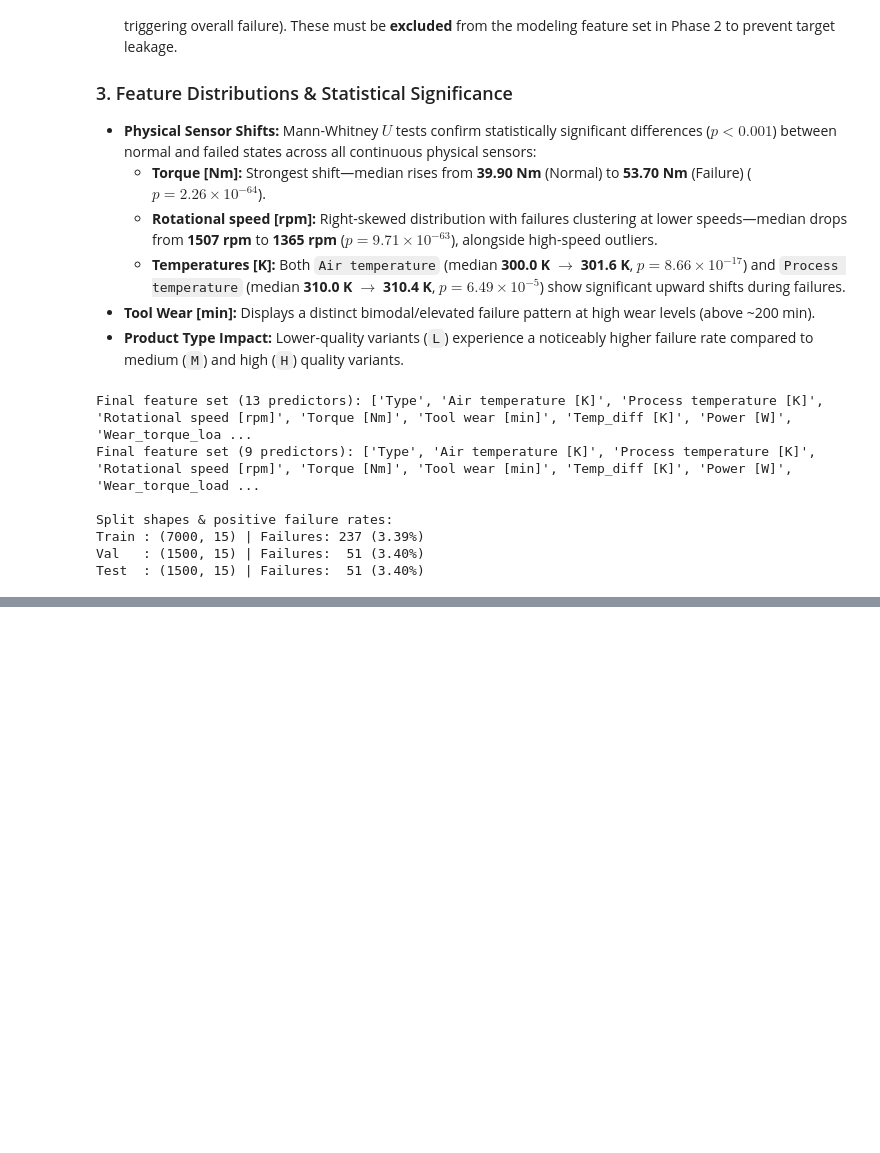
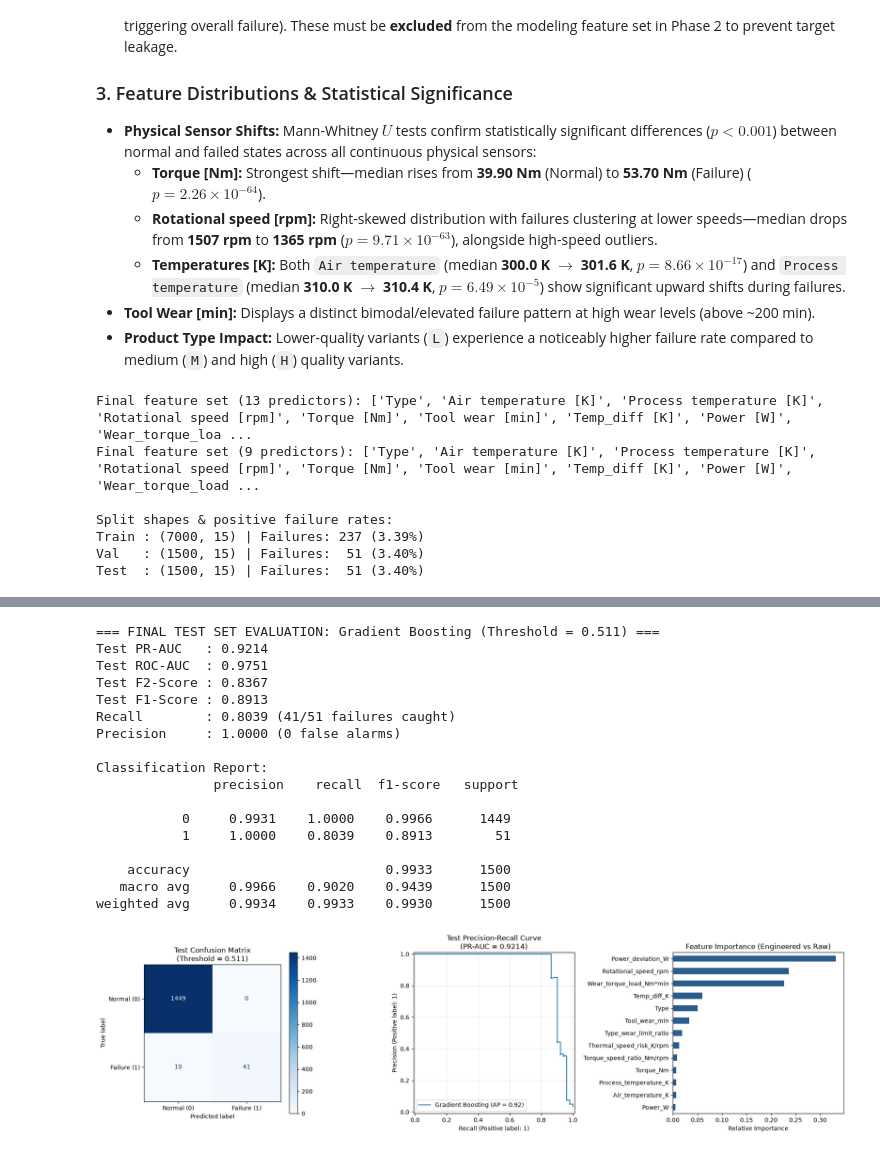
Before and after one commit to harshithkatta04-blip/predictive-maintenance-risk-modeling, a Jupyter notebook: notebooks/Predictive_Maintenance.ipynb, the cells around one changed output, grey strips where cells are left out. Saved outputs shown, nothing was run; the diff lists cells and outputs as text; code cells hidden in the pictures; blank space fills up the shorter version.

Commit message:
feat(phase-2): benchmark baselines, tune tree ensembles, and evaluate champion model on test set (PR-AUC 0.9214)

```diff
--- a/notebooks/Predictive_Maintenance.ipynb
+++ b/notebooks/Predictive_Maintenance.ipynb
@@ -416,0 +766,68 @@ Test  : (1500, 15) | Failures:  51 (3.40%)
+# %%
+import matplotlib.pyplot as plt
+from sklearn.metrics import ConfusionMatrixDisplay, PrecisionRecallDisplay, classification_report
+
+# 1. Select final champion model and its validation-tuned threshold
+champion_name = "Gradient Boosting"
+champion_model = tuned_models[champion_name]
+champion_thresh = tuned_df.loc[tuned_df["Model"] == champion_name, "Optimal Threshold"].values[0]
+
+# 2. Sanitize X_test and run final one-time evaluation
+X_test_clean = sanitize_cols(X_test)
+test_probs = champion_model.predict_proba(X_test_clean)[:, 1]
+test_preds = (test_probs >= champion_thresh).astype(int)
+
+tn, fp, fn, tp = confusion_matrix(y_test, test_preds).ravel()
+
+print(f"=== FINAL TEST SET EVALUATION: {champion_name} (Threshold = {champion_thresh:.3f}) ===")
+print(f"Test PR-AUC   : {average_precision_score(y_test, test_probs):.4f}")
+print(f"Test ROC-AUC  : {roc_auc_score(y_test, test_probs):.4f}")
+print(f"Test F2-Score : {fbeta_score(y_test, test_preds, beta=2):.4f}")
+print(f"Test F1-Score : {f1_score(y_test, test_preds):.4f}")
+print(f"Recall        : {recall_score(y_test, test_preds):.4f} ({tp}/{tp+fn} failures caught)")
+print(f"Precision     : {precision_score(y_test, test_preds):.4f} ({fp} false alarms)")
+print("\nClassification Report:\n", classification_report(y_test, test_preds, digits=4))
+
+# 3. Plot Confusion Matrix, PR Curve, and Top Feature Importances
+fig, axes = plt.subplots(1, 3, figsize=(18, 5))
+
+ConfusionMatrixDisplay.from_predictions(
+    y_test, test_preds, display_labels=["Normal (0)", "Failure (1)"], cmap="Blues", ax=axes[0]
+)
+axes[0].set_title(f"Test Confusion Matrix\n(Threshold = {champion_thresh:.3f})")
+
+PrecisionRecallDisplay.from_predictions(y_test, test_probs, name=champion_name, ax=axes[1])
+axes[1].set_title(f"Test Precision-Recall Curve\n(PR-AUC = {average_precision_score(y_test, test_probs):.4f})")
+axes[1].grid(True, alpha=0.3)
+
+# Feature importance from the fitted estimator
+clf_step = champion_model.named_steps["clf"]
+feat_names = champion_model.named_steps["prep"].get_feature_names_out()
+importances = pd.Series(clf_step.feature_importances_, index=feat_names).sort_values(ascending=True)
+
+importances.plot(kind="barh", color="#2b5c8f", ax=axes[2])
+axes[2].set_title("Feature Importance (Engineered vs Raw)")
+axes[2].set_xlabel("Relative Importance")
+
+plt.tight_layout()
+plt.savefig("../reports/test_evaluation_summary.png", dpi=300, bbox_inches="tight")
+plt.show()
+# %% [output]
+=== FINAL TEST SET EVALUATION: Gradient Boosting (Threshold = 0.511) ===
+Test PR-AUC   : 0.9214
+Test ROC-AUC  : 0.9751
+Test F2-Score : 0.8367
+Test F1-Score : 0.8913
+Recall        : 0.8039 (41/51 failures caught)
+Precision     : 1.0000 (0 false alarms)
+
+Classification Report:
+               precision    recall  f1-score   support
+
+           0     0.9931    1.0000    0.9966      1449
+           1     1.0000    0.8039    0.8913        51
+
+    accuracy                         0.9933      1500
+   macro avg     0.9966    0.9020    0.9439      1500
+weighted avg     0.9934    0.9933    0.9930      1500
+[figure, added]
```
Also changed, not shown: parts of 5 cells of this notebook, 3 other files.
